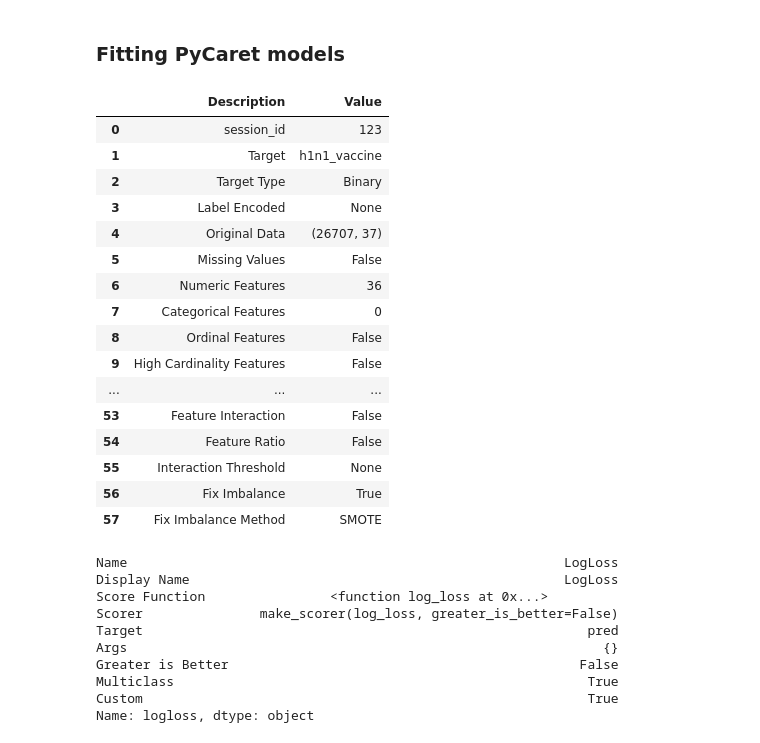
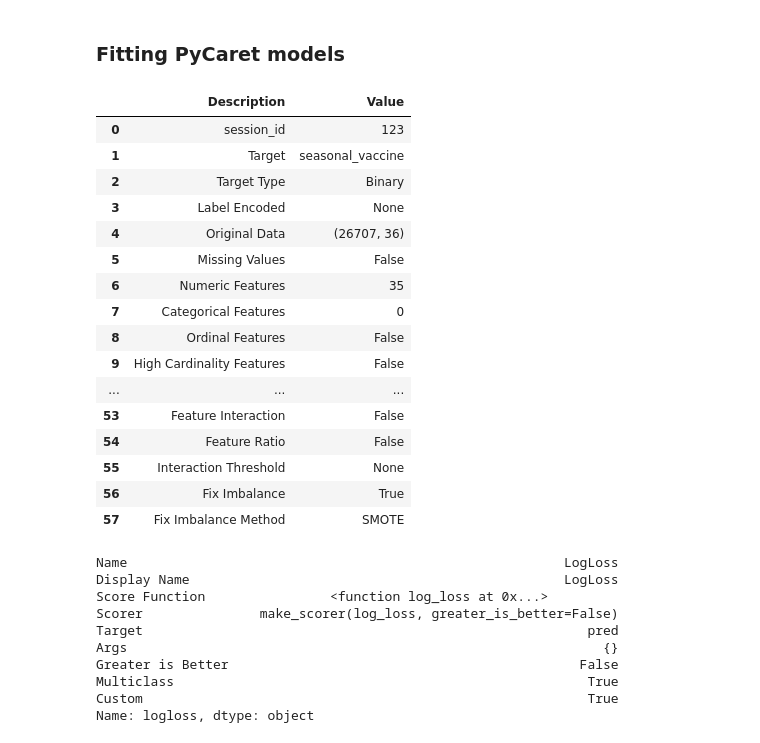
Before and after one commit to EduardoYada/Flu-Shot-Learning, a Jupyter notebook: notebooks/py/pycaret.ipynb, the cells around one changed output. Saved outputs shown, nothing was run; the diff lists cells and outputs as text; code cells hidden in the pictures.

```diff
--- a/notebooks/py/pycaret.ipynb
+++ b/notebooks/py/pycaret.ipynb
@@ -10,33 +10,34 @@ from pycaret.classification import *
 
 le = LabelEncoder()
 
-CLASSIFICATION_TARGET = 'h1n1_vaccine'
+CLASSIFICATION_TARGET = 'seasonal_vaccine'
 
-data = pd.read_csv('../../data/training_set_features.csv')
+data = pd.read_csv('../../data/training_set_features.csv', index_col=0)
 target = pd.read_csv('../../data/training_set_labels.csv')[CLASSIFICATION_TARGET]
 df = data.join(target, how='inner')
-# train, test = train_test_split(df, shuffle=False)
-
+# tdata.colurain, test = train_test_split(df, shuffle=False)data.columns
 df = df.astype('category')
 for col in df:
     df[col] = df[col].cat.codes
+
+cols = df.drop(CLASSIFICATION_TARGET, axis=1).columns
 # %% [markdown]
 ### Fitting PyCaret models
 # %%
-clf = setup(data=df, target='h1n1_vaccine',session_id=123, normalize=True, fix_imbalance=True, html=True, feature_selection=True,
+clf = setup(data=df, target=CLASSIFICATION_TARGET,session_id=123, normalize=True, fix_imbalance=True, html=True, feature_selection=True,
             remove_outliers=True, remove_multicollinearity=True, remove_perfect_collinearity=True, multicollinearity_threshold=0.8,
            log_profile=True, fold_strategy='stratifiedkfold')
 
 add_metric('logloss', 'LogLoss', log_loss, greater_is_better=False)
 # %% [output]
 |  | Description | Value |
 | 0 | session_id | 123 |
-| 1 | Target | h1n1_vaccine |
+| 1 | Target | seasonal_vaccine |
 | 2 | Target Type | Binary |
 | 3 | Label Encoded | None |
-| 4 | Original Data | (26707, 37) |
+| 4 | Original Data | (26707, 36) |
 | 5 | Missing Values | False |
-| 6 | Numeric Features | 36 |
+| 6 | Numeric Features | 35 |
 | 7 | Categorical Features | 0 |
 | 8 | Ordinal Features | False |
 | 9 | High Cardinality Features | False |
```
Also changed, not shown: parts of 7 cells of this notebook, 18 other files.
